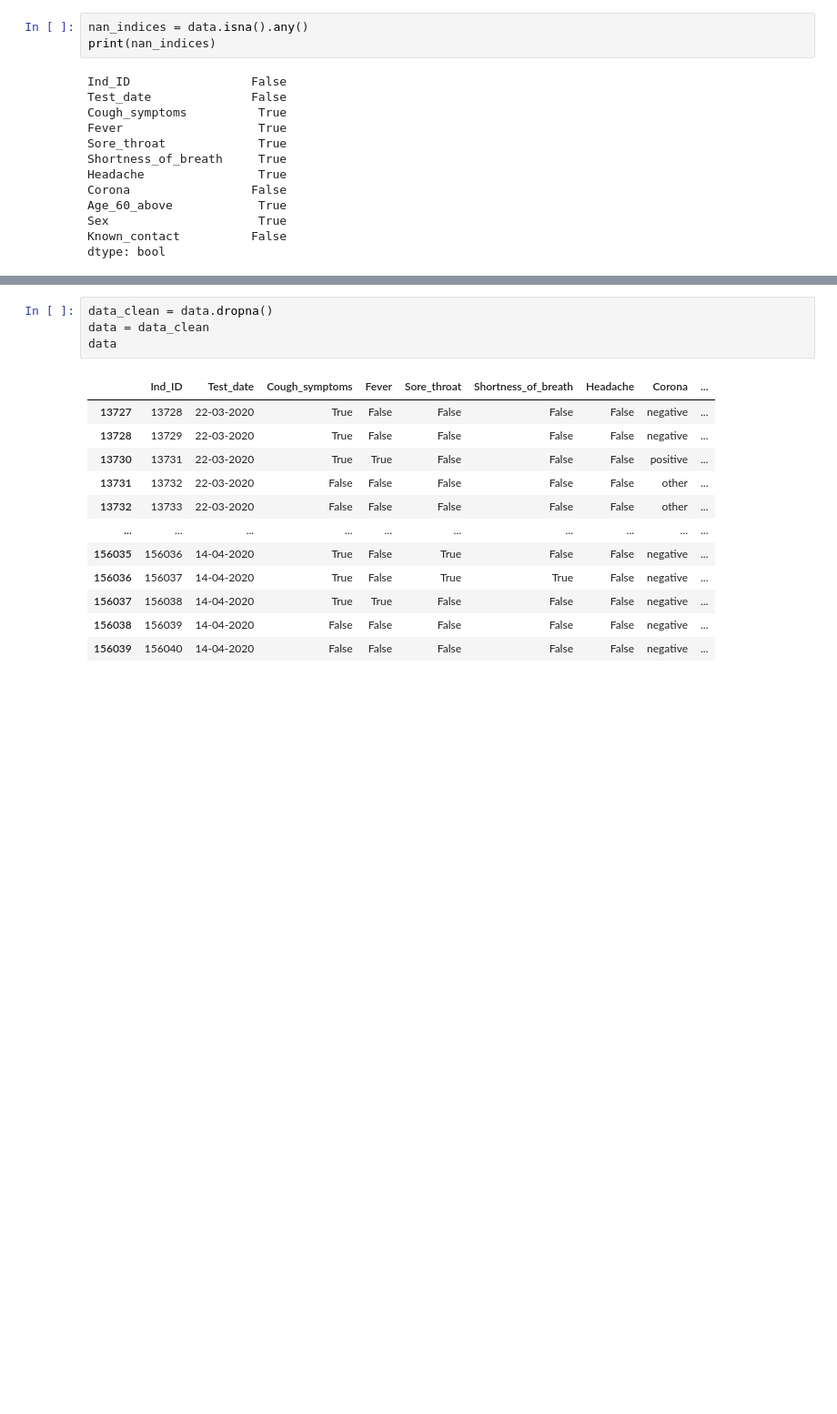
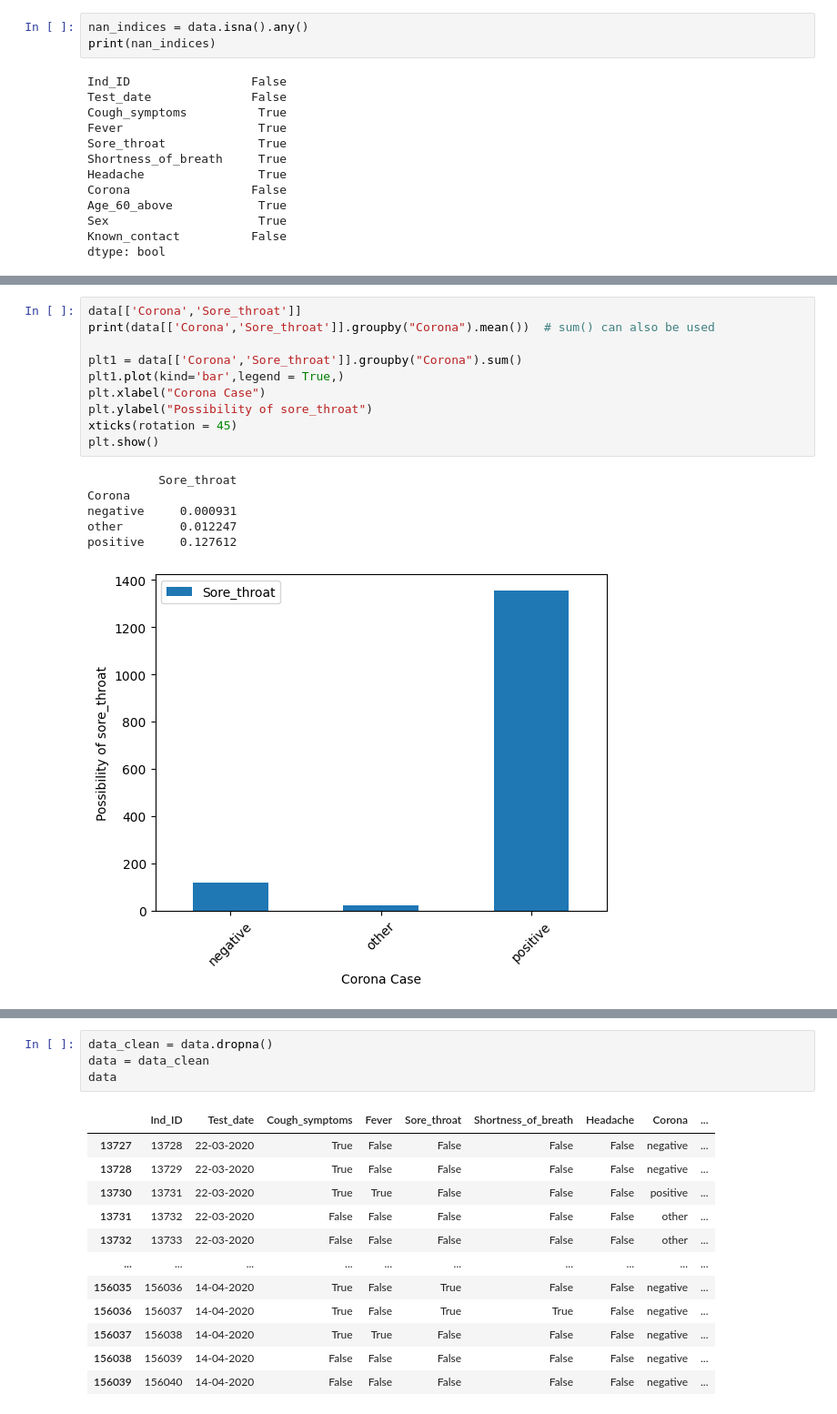
Before and after one commit to Sanayaghimire/Data_Science, a Jupyter notebook: covid_test.ipynb, the cells around one changed output, grey strips where cells are left out. Shown at 91% size. Saved outputs shown, nothing was run; the diff lists cells and outputs as text; blank space fills up the shorter version.

```diff
--- a/covid_test.ipynb
+++ b/covid_test.ipynb
@@ -74,0 +91,17 @@ dtype: bool
+# %%
+data[['Corona','Sore_throat']]
+print(data[['Corona','Sore_throat']].groupby("Corona").mean())  # sum() can also be used
+
+plt1 = data[['Corona','Sore_throat']].groupby("Corona").sum()
+plt1.plot(kind='bar',legend = True,)
+plt.xlabel("Corona Case")
+plt.ylabel("Possibility of sore_throat")
+xticks(rotation = 45)
+plt.show()
+# %% [output]
+          Sore_throat
+Corona
+negative     0.000931
+other        0.012247
+positive     0.127612
+[figure, added]
```
Also changed, not shown: parts of 5 cells of this notebook.
